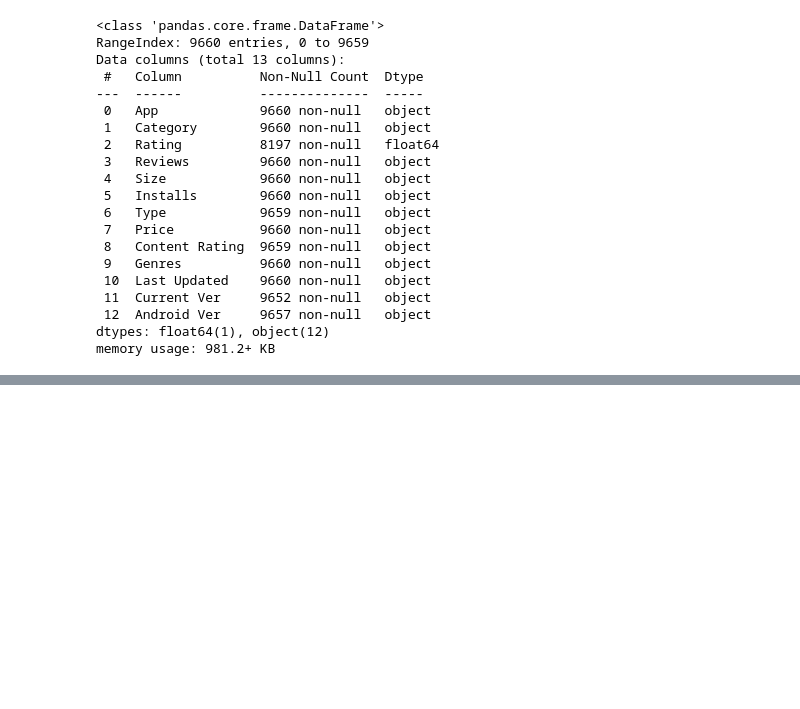
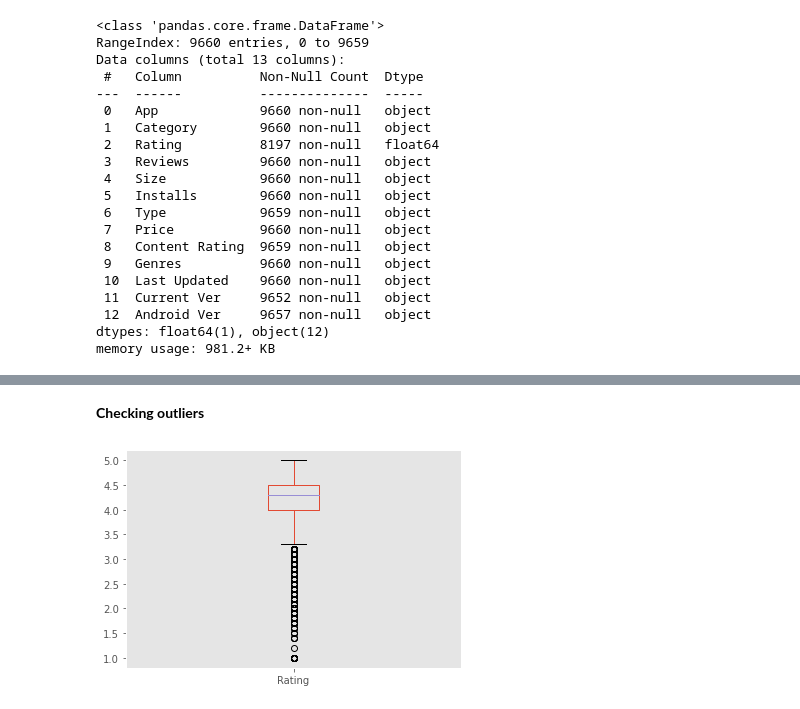
Before and after one commit to RishikaVerma21/Play-Store-Review-Analysis, a Jupyter notebook: Play_store_analysis_and_sentiment_analysis.ipynb, the cells around one changed output, grey strips where cells are left out. Cells and saved outputs as stored; diff of their text form; code cells hidden in the pictures; blank space fills up the shorter version.

```diff
--- a/Play_store_analysis_and_sentiment_analysis.ipynb
+++ b/Play_store_analysis_and_sentiment_analysis.ipynb
@@ -205,0 +223,16 @@ memory usage: 981.2+ KB
+# %%
+# Here we will replace null values with median in the rating column.
+median_val =round(play_store_df['Rating'].median(),2)
+
+#median_val
+play_store_df['Rating'].fillna(median_val,inplace=True)
+
+
+play_store_df['Current Ver'].fillna(play_store_df['Current Ver'].mode()[0],inplace=True)
+play_store_df['Android Ver'].fillna(play_store_df['Android Ver'].mode()[0],inplace=True)
+play_store_df['Content Rating'].fillna(play_store_df['Content Rating'].mode()[0],inplace = True)
+
+# Finding the mod values of column and replacing it null values.
+
+mode_val_type = play_store_df['Type'].mode()[0]
+mode_val_type
@@ -205,0 +241,2 @@ memory usage: 981.2+ KB
+# %%
+play_store_df['Type'].fillna(mode_val_type,inplace=True)
@@ -205,0 +285,7 @@ memory usage: 981.2+ KB
+# %% [markdown]
+**Checking outliers**
+# %%
+play_store_df.boxplot(column='Rating')
+plt.grid(False)
+# %% [output]
+[figure, added]
```
Also changed, not shown: parts of 8 cells of this notebook.
